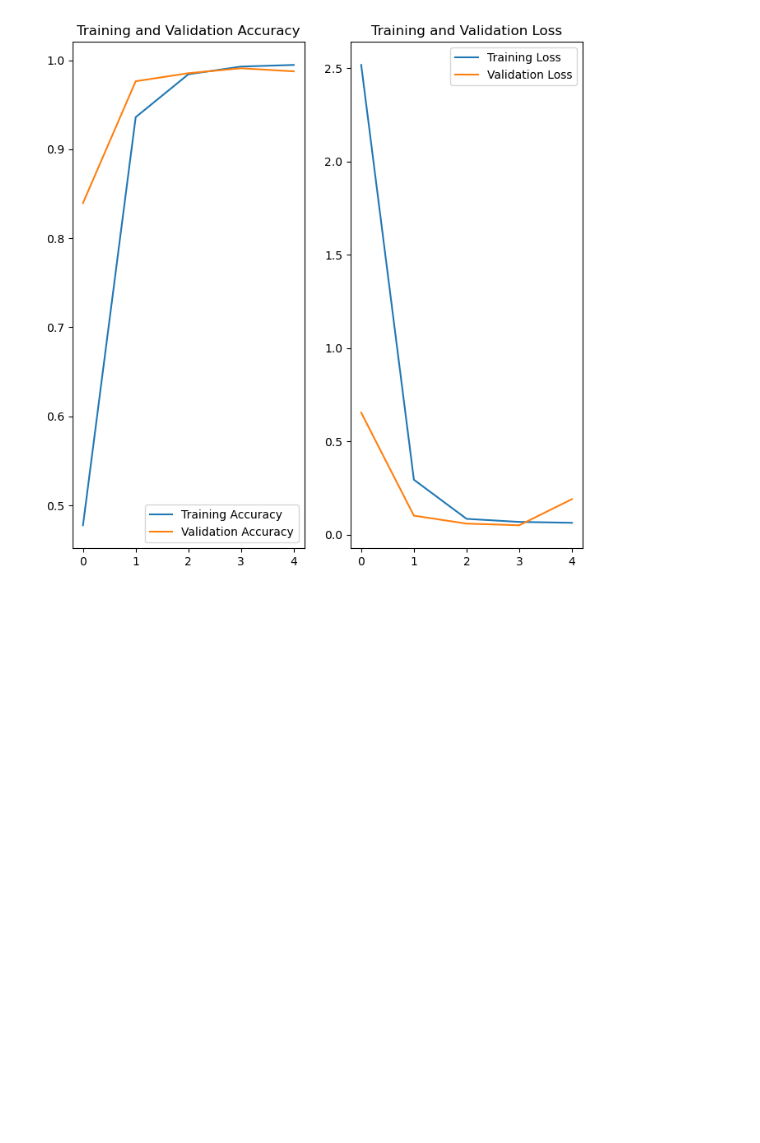
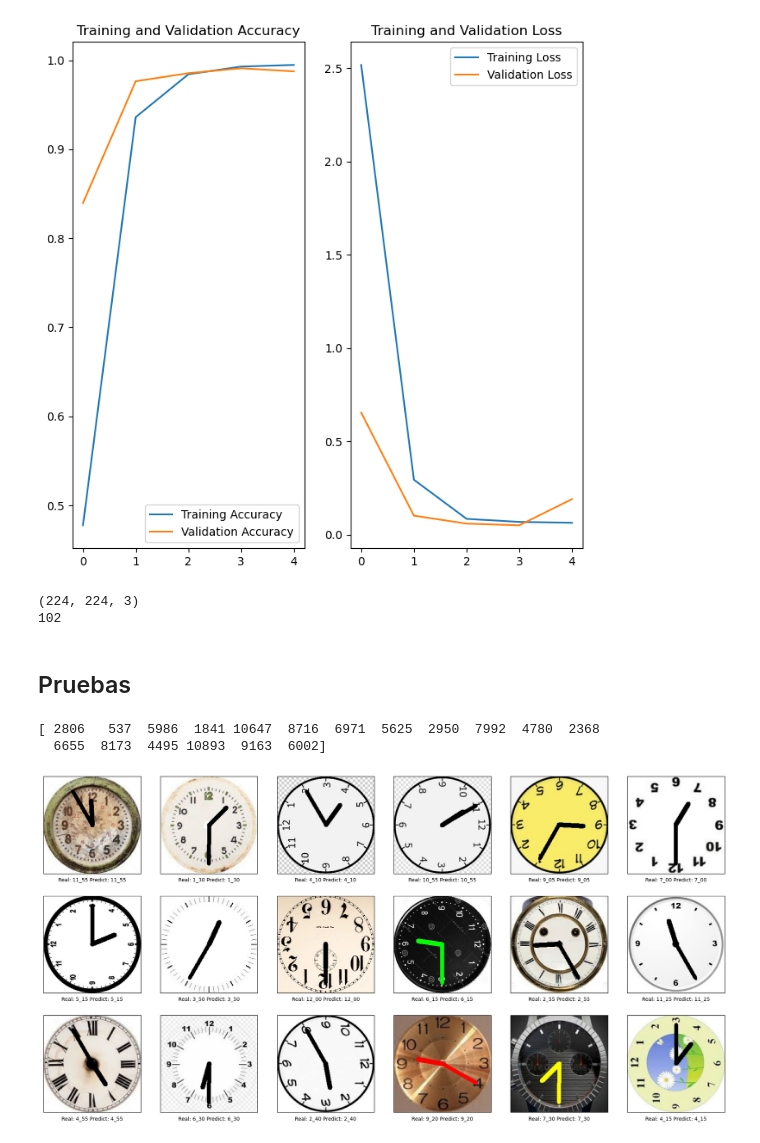
Before and after one commit to Cavitedev/analog-clock-2-digital, a Jupyter notebook: libreta.ipynb, the cells around one changed output. Drawn from its saved outputs; the diff is of its cells as text; code cells hidden in the pictures; blank space fills up the shorter version.

Commit message:
Mostrando imagenes con tag real y tag predict

```diff
--- a/libreta.ipynb
+++ b/libreta.ipynb
@@ -216,3 +216,55 @@ plt.title('Training and Validation Loss')
 plt.show()
 # %% [output]
 [figure]
+# %%
+print(test_images[0].shape)
+
+el = 100;
+
+res = model.predict(test_images[1021:1022]).argmax(axis=1)[0]
+print(res)
+# %% [output]
+(224, 224, 3)
+102
+# %% [markdown]
+## Pruebas
+# %%
+nrows = 3
+ncols = 6
+
+
+
+fig = plt.gcf()
+fig.set_size_inches(ncols * 4, nrows * 4)
+
+idx = np.random.randint(0, len(train_images_dir), size=(nrows * ncols))
+
+labels_filepaths = csv_data[csv_data['data set'] == "train"].loc[idx, ['labels','filepaths']].values
+labels = csv_data[csv_data['data set'] == "train"].loc[idx, ['labels']].values
+filepaths = csv_data[csv_data['data set'] == "train"].loc[idx, ['filepaths']].values
+# next_images = csv_data['filepaths'].sample(n=nrows * ncols).values
+print(idx)
+
+for i, label in enumerate(labels):
+  # coge el ndarray correcto y el elemento 0 ya que solo tiene ese valor
+  img_path = filepaths[i][0]
+  full_img_path = os.path.join(root_dir, img_path)
+
+  id = idx[i]
+  res = model.predict(train_images[id:(id+1)]).argmax(axis=1)[0]
+  prediction_hour = hours_dict[res]
+
+  sp = plt.subplot(nrows, ncols, i + 1)
+  plt.xticks([])
+  plt.yticks([])
+  plt.grid(False)
+
+  img = mpimg.imread(full_img_path)
+  plt.imshow(img)
+  plt.xlabel("Real: " + label[0] + " Predict: " + prediction_hour)
+
+plt.show()
+# %% [output]
+[ 2806   537  5986  1841 10647  8716  6971  5625  2950  7992  4780  2368
+  6655  8173  4495 10893  9163  6002]
+[figure, added]
```
